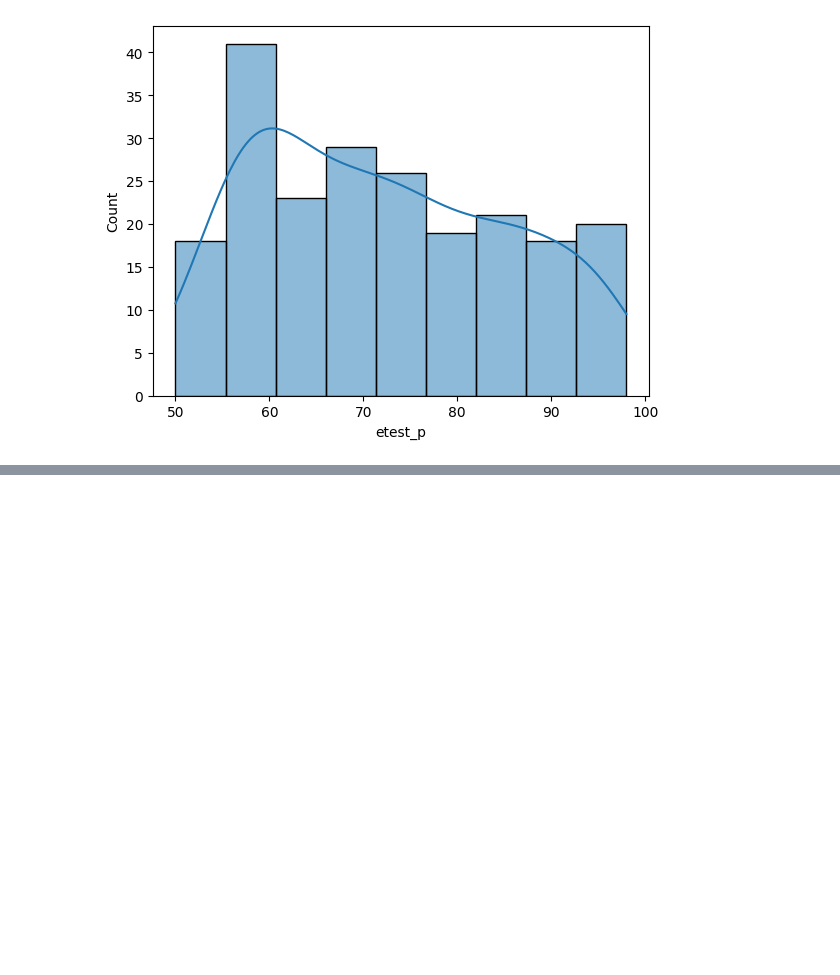
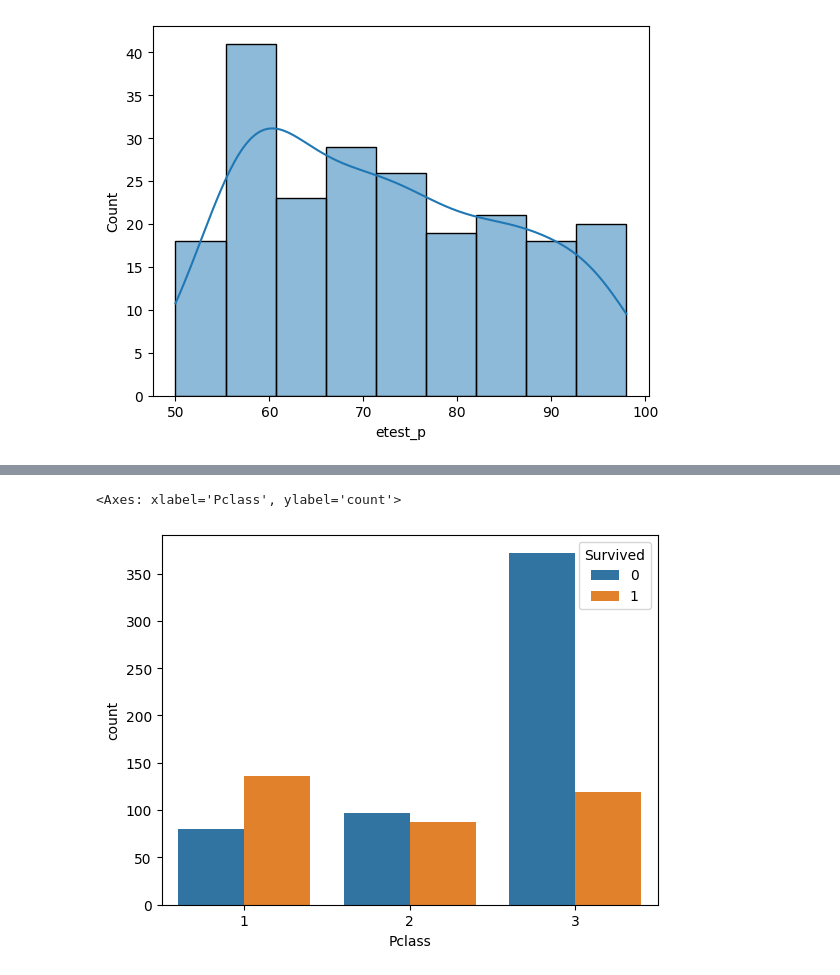
Before and after one commit to amartyaj/Python_Practice, a Jupyter notebook: Jupyter/Practice.ipynb, the cells around one changed output, grey strips where cells are left out. Cells and saved outputs as stored; diff of their text form; code cells hidden in the pictures; blank space fills up the shorter version.

```diff
--- a/Jupyter/Practice.ipynb
+++ b/Jupyter/Practice.ipynb
@@ -108,0 +140,5 @@ sns.histplot(data = df, x = 'etest_p', kde = True)
+# %%
+sns.countplot(data = df2, x = 'Pclass', hue = 'Survived')
+# %% [output]
+<Axes: xlabel='Pclass', ylabel='count'>
+[figure, added]
```
Also changed, not shown: parts of 9 cells of this notebook.
